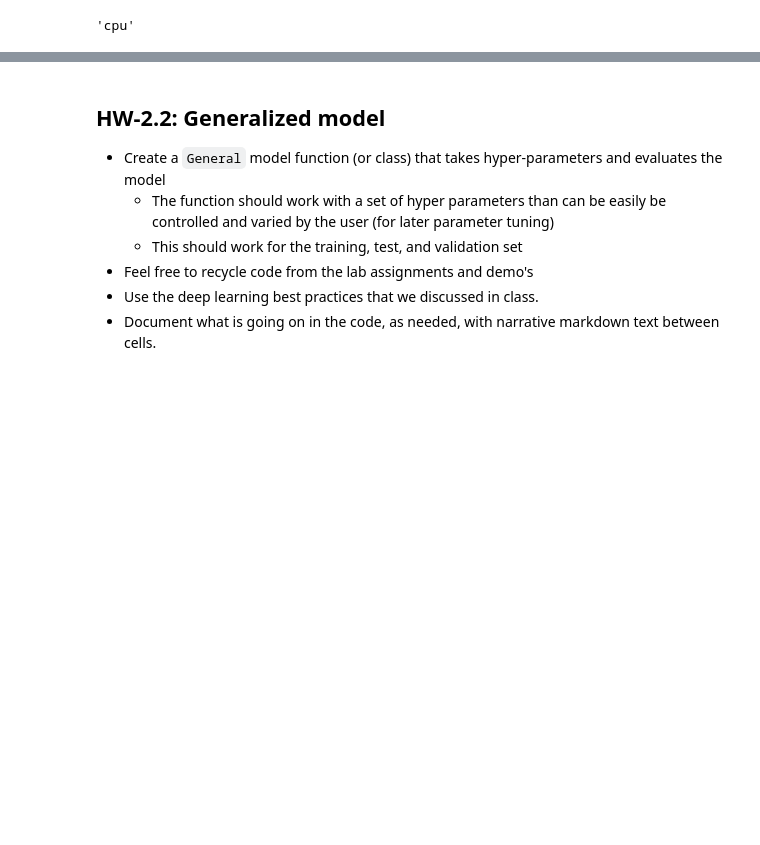
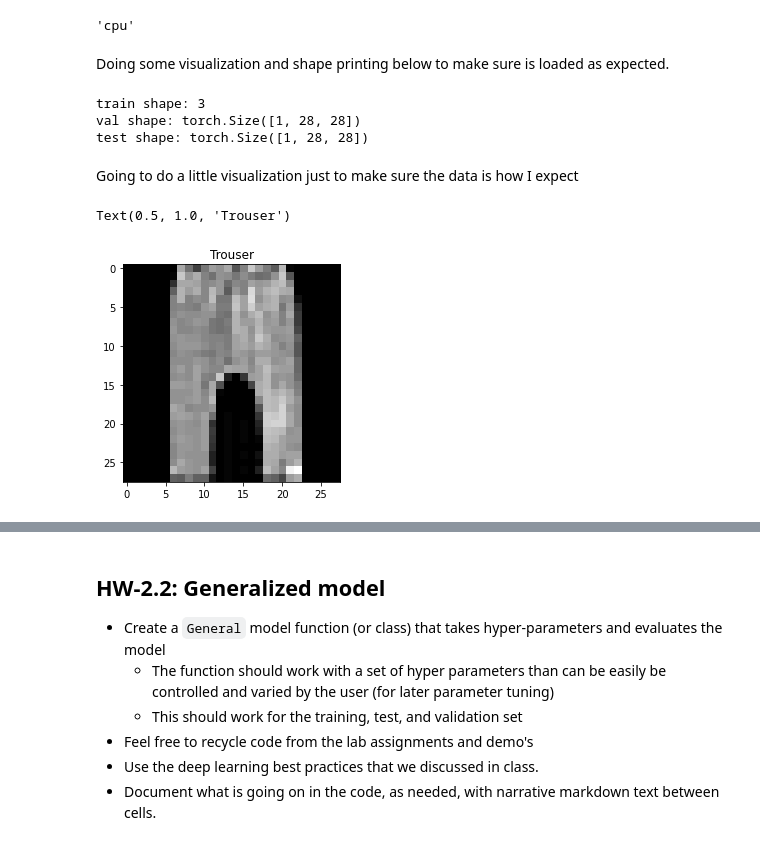
Before and after one commit to lecarpen23/deep_learning_hw, a Jupyter notebook: HW-02-working.ipynb, the cells around one changed output, grey strips where cells are left out. Drawn from its saved outputs; the diff is of its cells as text; code cells hidden in the pictures; blank space fills up the shorter version.

```diff
--- a/HW-02-working.ipynb
+++ b/HW-02-working.ipynb
@@ -85,0 +96,8 @@ print(class_names)
+# %%
+from torch.utils.data import random_split
+
+train_size = .9 * len(train_data)
+val_size = len(train_data) - train_size
+
+#make val 10% of train
+train_data, val_data = random_split(train_data, lengths=[train_size, val_size])
@@ -103,3 +138,47 @@ device = "cuda" if torch.cuda.is_available() else "cpu"
 device
 # %% [output]
 'cpu'
+# %% [markdown]
+Doing some visualization and shape printing below to make sure is loaded as expected.
+# %%
+import random
+random.seed(42)
+train_samples = []
+train_labels = []
+
+val_samples = []
+val_labels = []
+
+test_samples = []
+test_labels = []
+for sample, label in random.sample(list(train_data), k=3):
+  train_samples.append(sample)
+  train_labels.append(label)
+
+for sample, label in random.sample(list(val_data), k=3):
+  val_samples.append(sample)
+  val_labels.append(label)
+
+for sample, label in random.sample(list(test_data), k=3):
+  test_samples.append(sample)
+  test_labels.append(label)
+# %%
+
+print(f'train length: {len(train_samples)}')
+print(f'val shape 0: {val_samples[0].shape}')
+print(f'test shape 2: {test_samples[2].shape}')
+# %% [output]
+train shape: 3
+val shape: torch.Size([1, 28, 28])
+test shape: torch.Size([1, 28, 28])
+# %% [markdown]
+Going to do a little visualization just to make sure the data is how I expect
+# %%
+import matplotlib.pyplot as plt
+import seaborn as sns
+
+plt.imshow(train_samples[0].squeeze(), cmap='gray')
+plt.title(class_names[train_labels[0]])
+# %% [output]
+Text(0.5, 1.0, 'Trouser')
+[figure, added]
```
Also changed, not shown: parts of 13 cells of this notebook, 1 other file.
